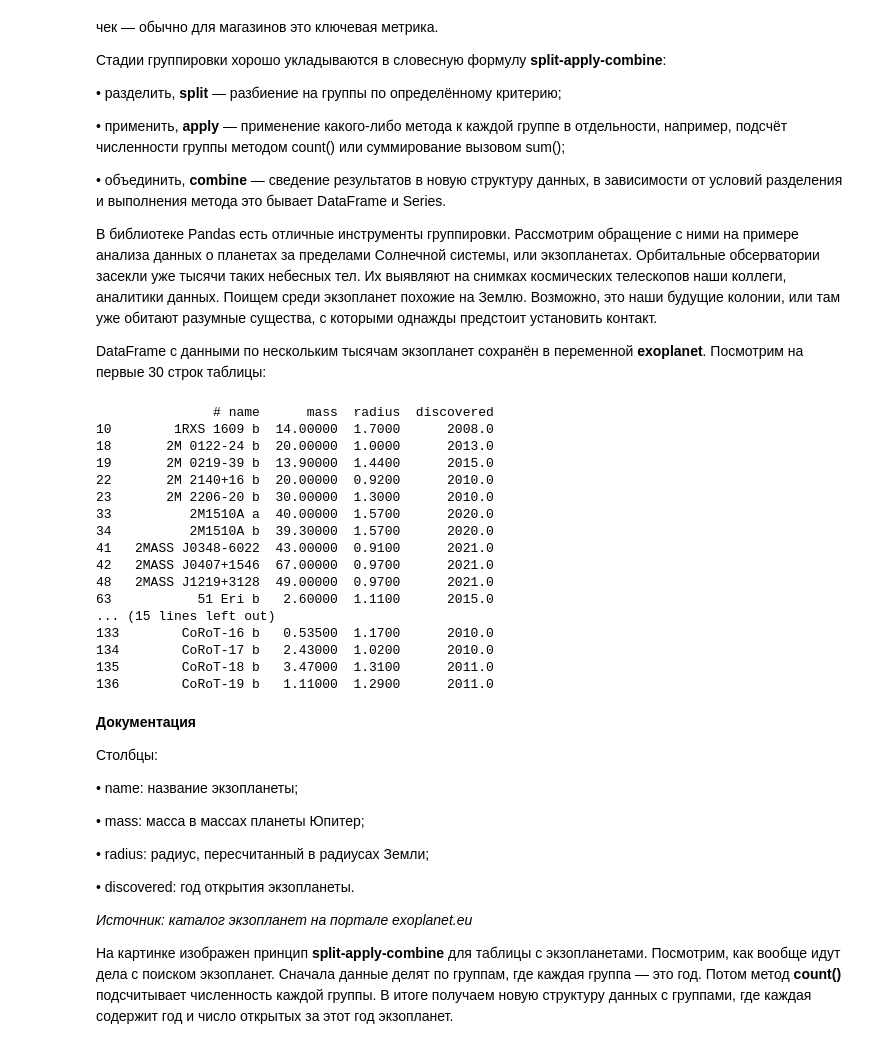
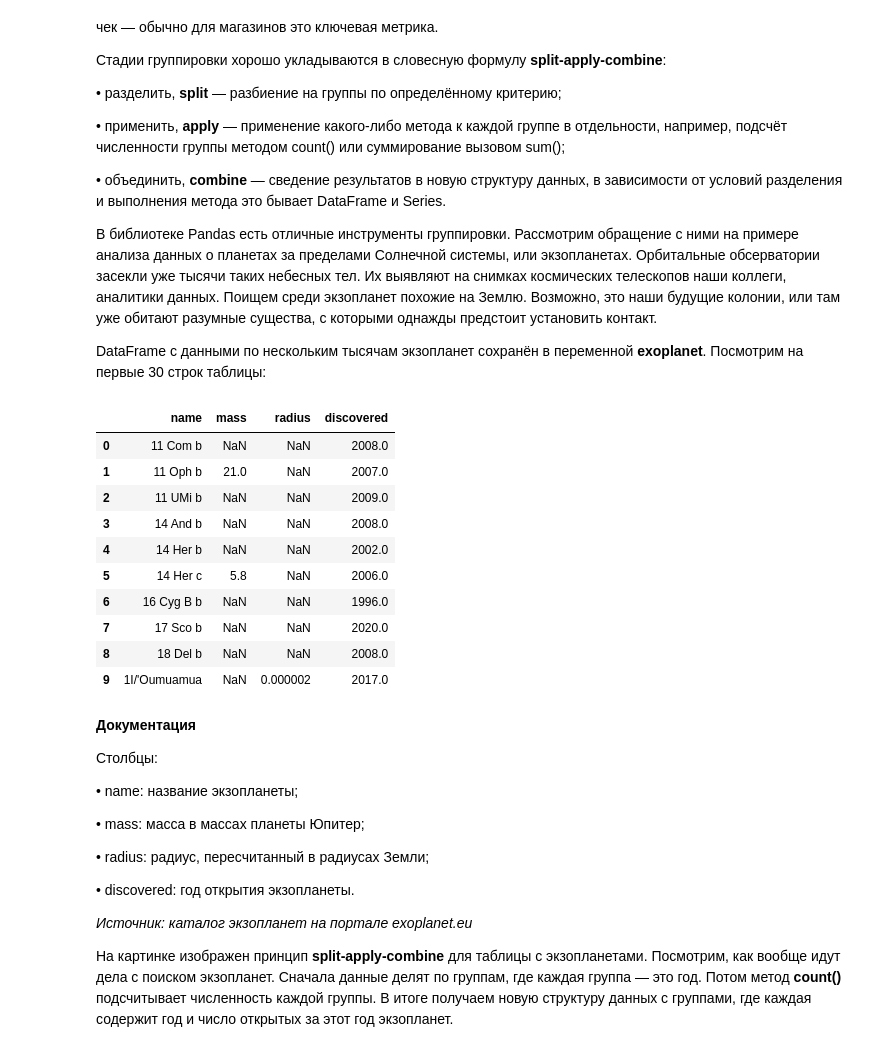
Before and after one commit to Zanavez/AnalysisTasks, a Jupyter notebook: tasks/blocknote3_abramov.ipynb, the cells around one changed output. Drawn from its saved outputs; the diff is of its cells as text; code cells hidden in the pictures.

```diff
--- a/tasks/Занятие 3.ipynb
+++ b/tasks/blocknote3_abramov.ipynb
@@ -68,0 +40,15 @@ please provide us feedback at https://github.com/pandas-dev/pandas/issues/54466
+# %%
+import pandas as pd
+
+data_path = "../datasets/exoplanet_catalog.csv"
+df = pd.read_csv(data_path)
+
+old_name = "# name"
+new_name = "name"
+df.rename(columns={old_name: new_name}, inplace=True)
+
+columns = df.columns
+
+print("Информация о столбцах:")
+for col in columns:
+    print(f"- {col}")
@@ -86,26 +90,21 @@ please provide us feedback at https://github.com/pandas-dev/pandas/issues/54466
 В библиотеке Pandas есть отличные инструменты группировки. Рассмотрим обращение с ними на примере анализа данных о планетах за пределами Солнечной системы, или экзопланетах. Орбитальные обсерватории засекли уже тысячи таких небесных тел. Их выявляют на снимках космических телескопов наши коллеги, аналитики данных. Поищем среди экзопланет похожие на Землю. Возможно, это наши будущие колонии, или там уже обитают разумные существа, с которыми однажды предстоит установить контакт.
 
 DataFrame с данными по нескольким тысячам экзопланет сохранён в переменной **exoplanet**. Посмотрим на первые 30 строк таблицы:
-# %%
-print(exoplanet.head(30))
-# %% [output]
-               # name      mass  radius  discovered
-10        1RXS 1609 b  14.00000  1.7000      2008.0
-18       2M 0122-24 b  20.00000  1.0000      2013.0
-19       2M 0219-39 b  13.90000  1.4400      2015.0
-22       2M 2140+16 b  20.00000  0.9200      2010.0
-23       2M 2206-20 b  30.00000  1.3000      2010.0
-33          2M1510A a  40.00000  1.5700      2020.0
-34          2M1510A b  39.30000  1.5700      2020.0
-41   2MASS J0348-6022  43.00000  0.9100      2021.0
-42   2MASS J0407+1546  67.00000  0.9700      2021.0
-48   2MASS J1219+3128  49.00000  0.9700      2021.0
-63           51 Eri b   2.60000  1.1100      2015.0
-... (15 lines left out)
-133        CoRoT-16 b   0.53500  1.1700      2010.0
-134        CoRoT-17 b   2.43000  1.0200      2010.0
-135        CoRoT-18 b   3.47000  1.3100      2011.0
-136        CoRoT-19 b   1.11000  1.2900      2011.0
+# %%
+series = df.loc[:, ["name", "mass", "radius", "discovered"]]
+series.head(10)
+# %% [output]
+|  | name | mass | radius | discovered |
+| 0 | 11 Com b | NaN | NaN | 2008.0 |
+| 1 | 11 Oph b | 21.0 | NaN | 2007.0 |
+| 2 | 11 UMi b | NaN | NaN | 2009.0 |
+| 3 | 14 And b | NaN | NaN | 2008.0 |
+| 4 | 14 Her b | NaN | NaN | 2002.0 |
+| 5 | 14 Her c | 5.8 | NaN | 2006.0 |
+| 6 | 16 Cyg B b | NaN | NaN | 1996.0 |
+| 7 | 17 Sco b | NaN | NaN | 2020.0 |
+| 8 | 18 Del b | NaN | NaN | 2008.0 |
+| 9 | 1I/'Oumuamua | NaN | 0.000002 | 2017.0 |
 # %% [markdown]
 **Документация**
 
```
Also changed, not shown: parts of 20 cells of this notebook, 3 other files.
